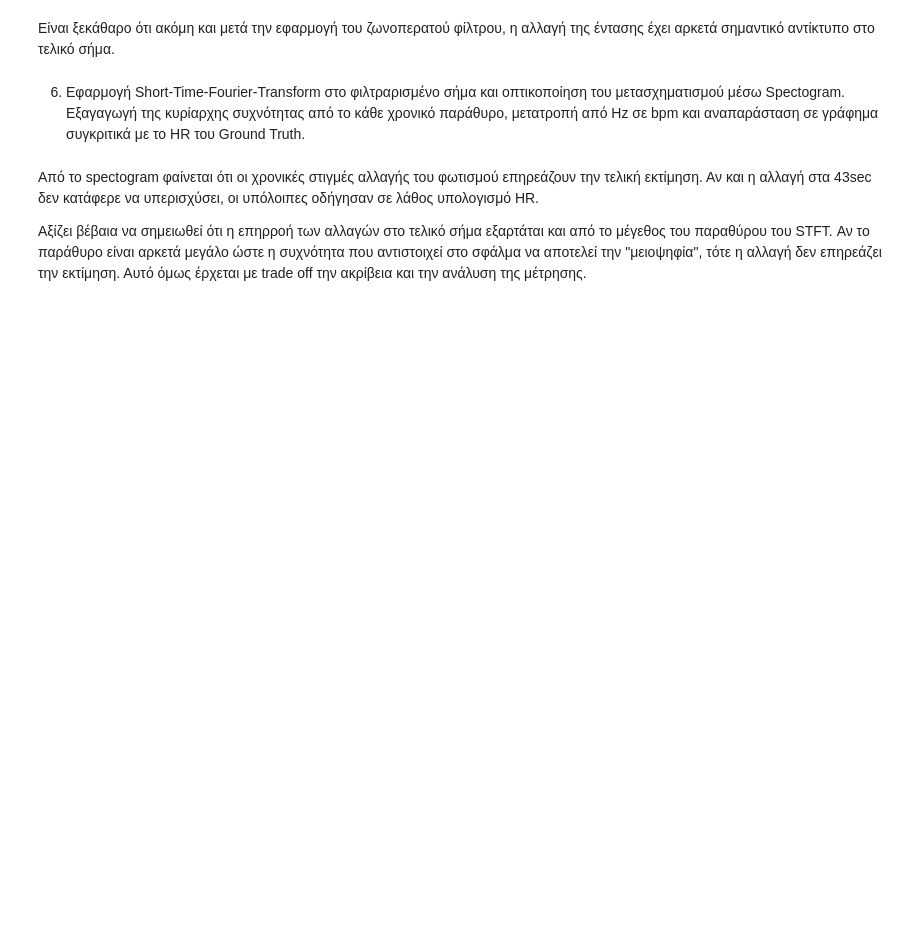
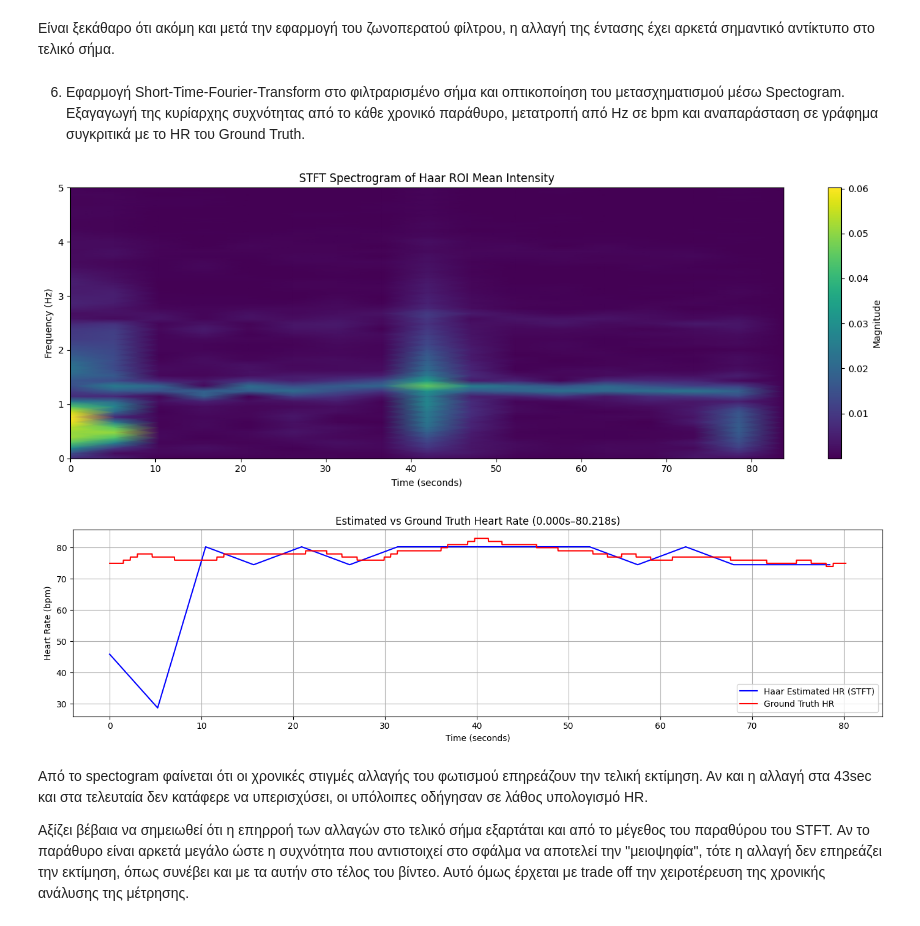
Before and after one commit to iliaxant/HR_Extraction_from_Video, a Jupyter notebook: HR_Extraction_from_Video.ipynb, the cells around one changed output. Drawn from its saved outputs; the diff is of its cells as text; code cells hidden in the pictures; blank space fills up the shorter version.

```diff
--- a/HR_Extraction_from_Video.ipynb
+++ b/HR_Extraction_from_Video.ipynb
@@ -1030,7 +1038,7 @@ plt.show()
 # %%
 # Input the window parameters for the STFT
 # ----------------------
-window_size = 215
+window_size = 300
 overlap_ratio = 0.5
 # ----------------------
 
@@ -1050,34 +1058,37 @@ dominant_freqs_test = f_test[np.argmax(magnitude_test, axis=0)]
 dominant_hr_test = dominant_freqs_test * 60  # Hz to bpm
 
 valid_idx = t_test <= end_time
 t_test_valid = t_test[valid_idx]
 dominant_hr_test_valid = dominant_hr_test[valid_idx]
 
 start_samp = np.searchsorted(gt_time, start_time)
 end_samp = np.searchsorted(gt_time, end_time)
 
 plt.figure(figsize=(14, 5))
 plt.pcolormesh(t_test, f_test, magnitude_test, shading='gouraud')
 plt.title("STFT Spectrogram of Haar ROI Mean Intensity")
 plt.xlabel("Time (seconds)")
 plt.ylabel("Frequency (Hz)")
 plt.colorbar(label='Magnitude')
 plt.ylim(0, 5)
 plt.tight_layout()
 plt.show()
 
 plt.figure(figsize=(14, 4))
 plt.plot(t_test_valid, dominant_hr_test_valid, color='blue', label='Haar Estimated HR (STFT)')
 # plt.plot(t_test, dominant_hr_test, color='blue', label='Estimated HR (STFT)')
 plt.plot(gt_time[start_samp:end_samp], gt_hr[start_samp:end_samp], color='red', label='Ground Truth HR')
 plt.title(f"Estimated vs Ground Truth Heart Rate ({start_time:.3f}s–{end_time:.3f}s)")
 plt.xlabel("Time (seconds)")
 plt.ylabel("Heart Rate (bpm)")
 plt.grid(True)
 plt.legend()
 plt.tight_layout()
 plt.show()
+# %% [output]
+[figure, added]
+[figure, added]
 # %% [markdown]
-Από το spectogram φαίνεται ότι οι χρονικές στιγμές αλλαγής του φωτισμού επηρεάζουν την τελική εκτίμηση. Αν και η αλλαγή στα 43sec δεν κατάφερε να υπερισχύσει, οι υπόλοιπες οδήγησαν σε λάθος υπολογισμό HR.
+Από το spectogram φαίνεται ότι οι χρονικές στιγμές αλλαγής του φωτισμού επηρεάζουν την τελική εκτίμηση. Αν και η αλλαγή στα 43sec και στα τελευταία δεν κατάφερε να υπερισχύσει, οι υπόλοιπες οδήγησαν σε λάθος υπολογισμό HR.
 
-Αξίζει βέβαια να σημειωθεί ότι η επηρροή των αλλαγών στο τελικό σήμα εξαρτάται και από το μέγεθος του παραθύρου του STFT. Αν το παράθυρο είναι αρκετά μεγάλο ώστε η συχνότητα που αντιστοιχεί στο σφάλμα να αποτελεί την "μειοψηφία", τότε η αλλαγή δεν επηρεάζει την εκτίμηση. Αυτό όμως έρχεται με trade off την ακρίβεια και την ανάλυση της μέτρησης.
+Αξίζει βέβαια να σημειωθεί ότι η επηρροή των αλλαγών στο τελικό σήμα εξαρτάται και από το μέγεθος του παραθύρου του STFT. Αν το παράθυρο είναι αρκετά μεγάλο ώστε η συχνότητα που αντιστοιχεί στο σφάλμα να αποτελεί την "μειοψηφία", τότε η αλλαγή δεν επηρεάζει την εκτίμηση, όπως συνέβει και με τα αυτήν στο τέλος του βίντεο. Αυτό όμως έρχεται με trade off την χειροτέρευση της χρονικής ανάλυσης της μέτρησης.
```
Also changed, not shown: parts of 4 cells of this notebook.
